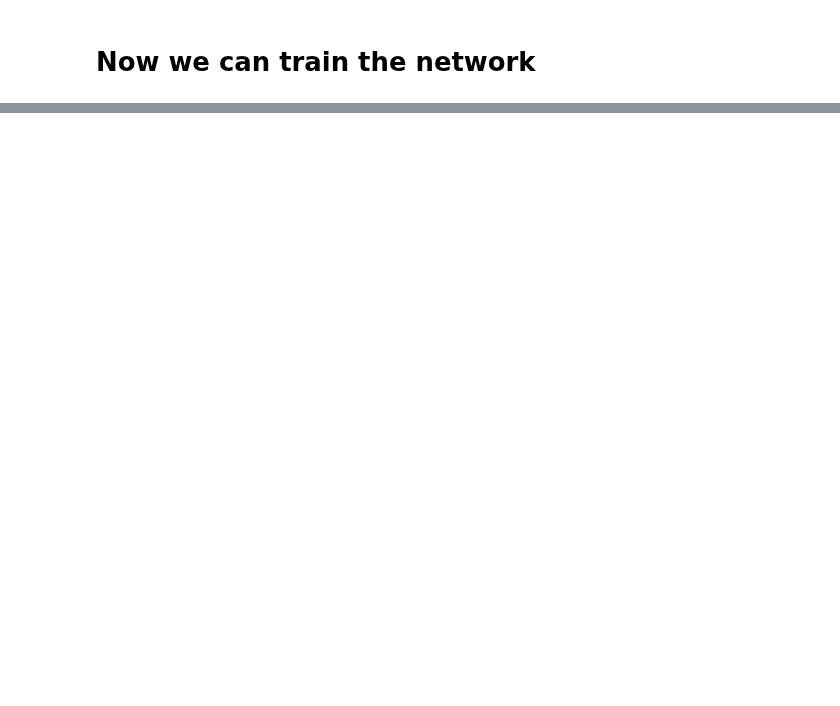
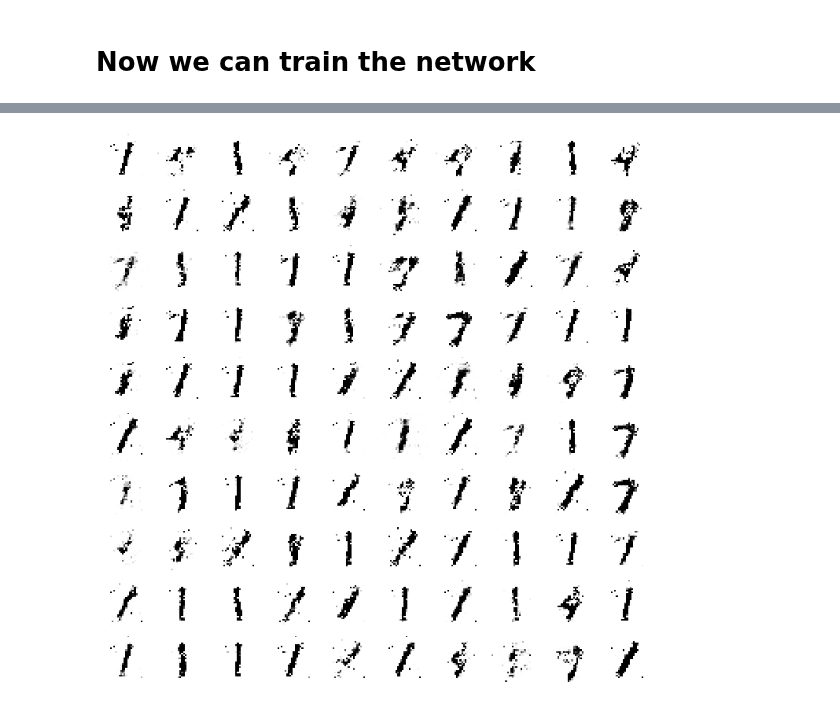
Before and after one commit to vojtechcima/2020-21-ARD, a Jupyter notebook: abd_11.ipynb, the cells around one changed output, grey strips where cells are left out. Cells and saved outputs as stored; diff of their text form; code cells hidden in the pictures; blank space fills up the shorter version.

```diff
--- a/abd_11.ipynb
+++ b/abd_11.ipynb
@@ -293,0 +329,16 @@ KeyboardInterrupt:
+# %%
+reconstructed_model = keras.models.load_model("models/gan_generator_epoch_0")
+
+noise = np.random.normal(0, 1, size=[100, randomDim])
+generatedImages = generator.predict(noise)
+generatedImages = generatedImages.reshape(generated_examples, 28, 28)
+
+dim = (10,10)
+plt.figure(figsize=(10,10))
+for i in range(selected_examples.shape[0]):
+    plt.subplot(dim[0], dim[1], i+1)
+    plt.imshow(selected_examples[i], interpolation='nearest', cmap='gray_r')
+    plt.axis('off')
+plt.tight_layout()
+# %% [output]
+[figure, added]
```
Also changed, not shown: parts of 13 cells of this notebook, 7 other files.
